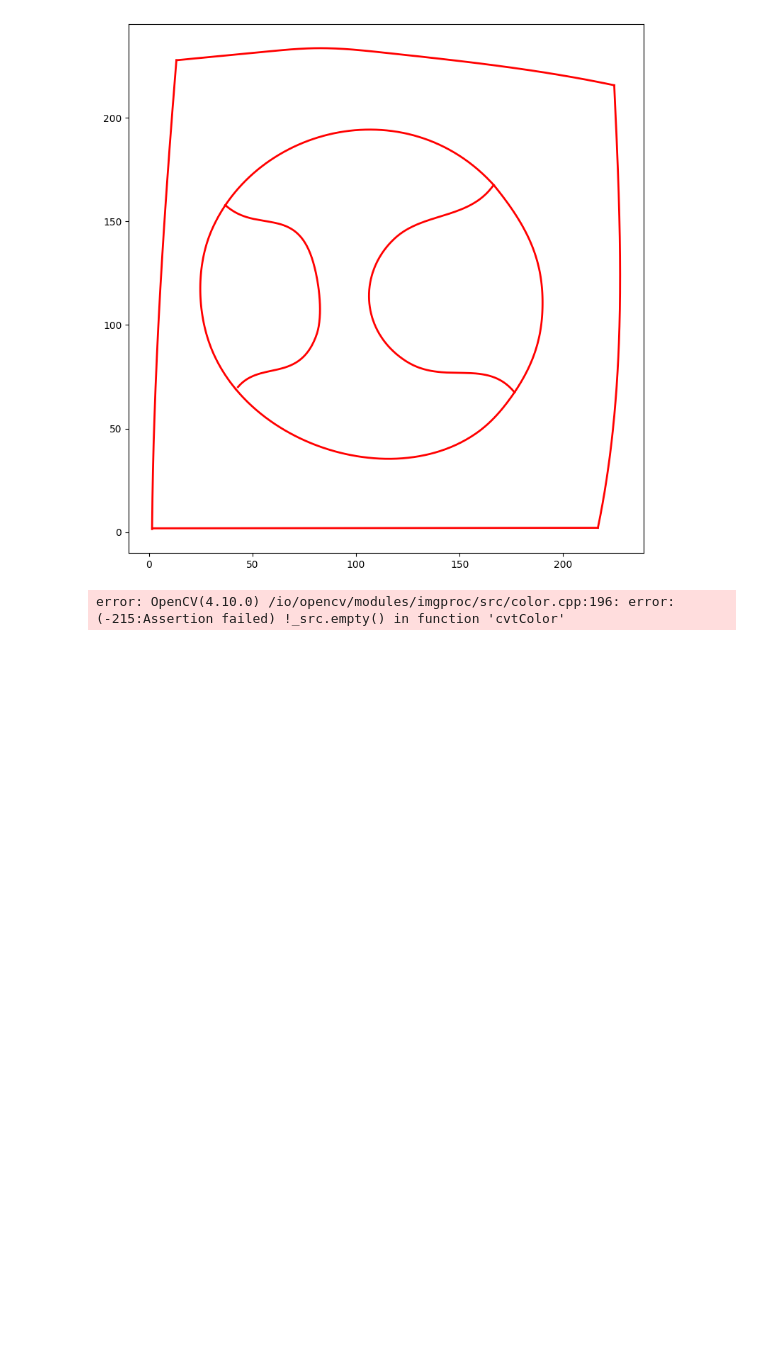
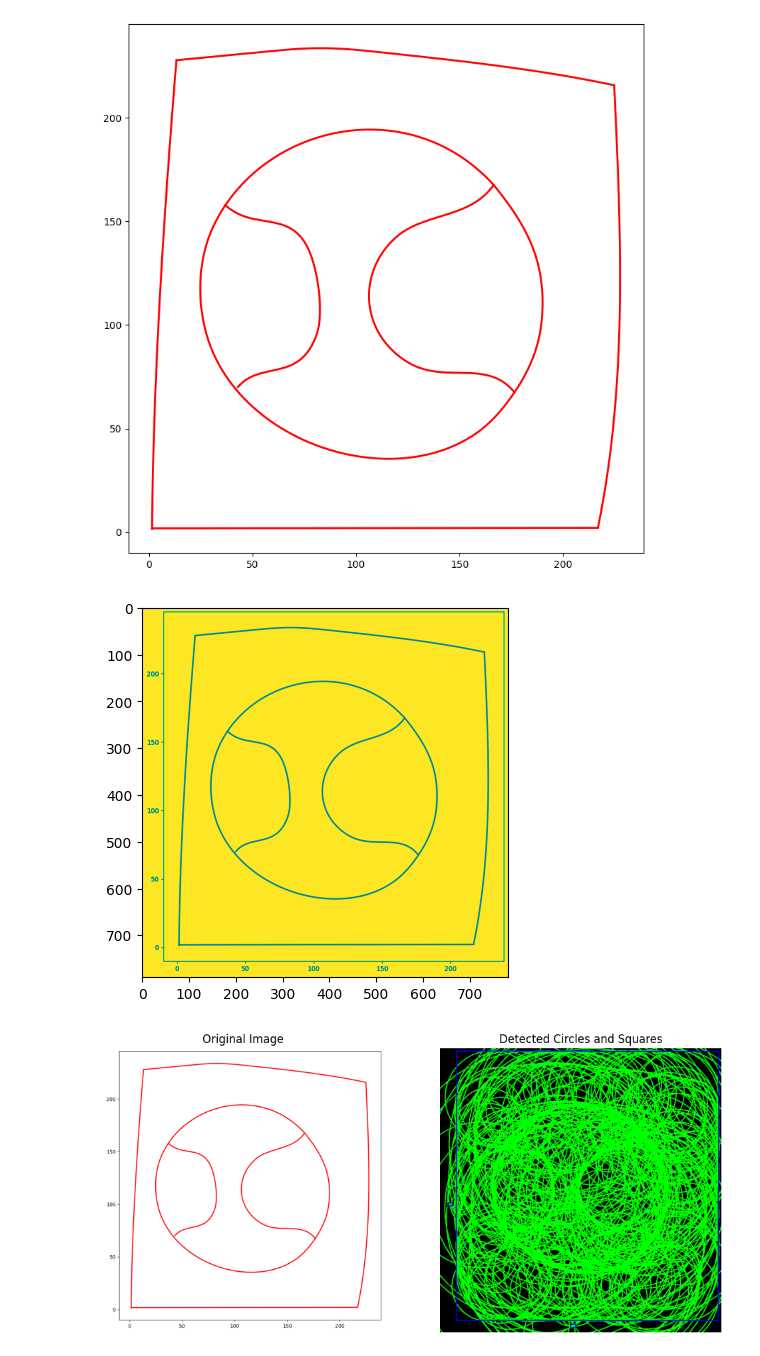
Before and after one commit to geektan123/Final, a Jupyter notebook: Adobe_GenSolve.ipynb, the cells around one changed output. Saved outputs shown, nothing was run; the diff lists cells and outputs as text; code cells hidden in the pictures; blank space fills up the shorter version.

```diff
--- a/Adobe_GenSolve.ipynb
+++ b/Adobe_GenSolve.ipynb
@@ -62,7 +62,7 @@ import cv2
 import numpy as np
 import matplotlib.pyplot as plt
 
-image_path = 'download (3).png'
+image_path = '/download.png'
 image = cv2.imread(image_path)
 gray = cv2.cvtColor(image, cv2.COLOR_BGR2GRAY)
 
@@ -76,34 +76,35 @@ blurred = cv2.GaussianBlur(gray, (5, 5), 0)
 edged = cv2.Canny(blurred, 50, 150)
 contours, _ = cv2.findContours(edged.copy(), cv2.RETR_EXTERNAL, cv2.CHAIN_APPROX_SIMPLE)
 
 squares = []
 for contour in contours:
     approx = cv2.approxPolyDP(contour, 0.04 * cv2.arcLength(contour, True), True)
     if len(approx) == 4:
         squares.append(approx)
 
 output_image = np.zeros_like(image)
 
 if circles is not None:
     circles = np.round(circles[0, :]).astype("int")
     for (x, y, r) in circles:
         cv2.circle(output_image, (x, y), r, (0, 255, 0), 2)
 
 for square in squares:
     cv2.drawContours(output_image, [square], -1, (255, 0, 0), 2)
 
 fig, axes = plt.subplots(1, 2, figsize=(12, 6))
 axes[0].imshow(cv2.cvtColor(image, cv2.COLOR_BGR2RGB))
 axes[0].set_title('Original Image')
 axes[0].axis('off')
 
 axes[1].imshow(cv2.cvtColor(output_image, cv2.COLOR_BGR2RGB))
 axes[1].set_title('Detected Circles and Squares')
 axes[1].axis('off')
 
 plt.show()
 # %% [output]
-error: OpenCV(4.10.0) /io/opencv/modules/imgproc/src/color.cpp:196: error: (-215:Assertion failed) !_src.empty() in function 'cvtColor'
+[figure, added]
+[figure, added]
 # %%
 import cv2
 import numpy as np
```
Also changed, not shown: parts of 3 cells of this notebook.
